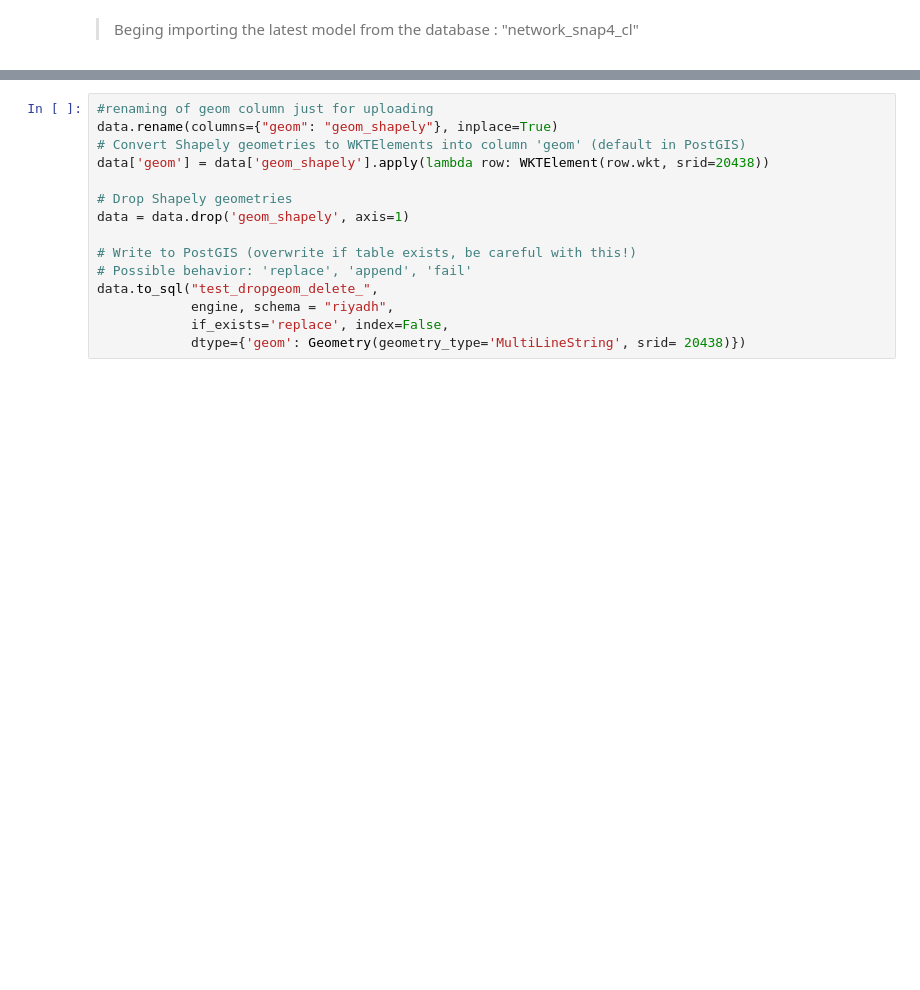
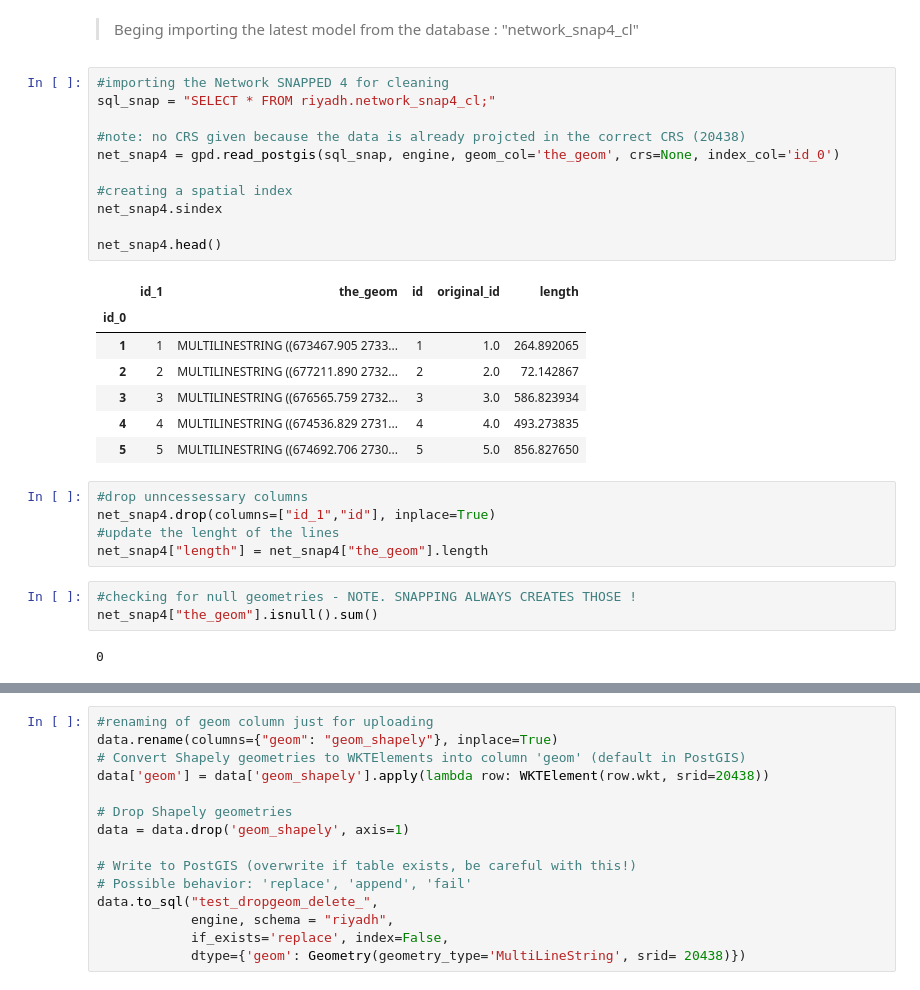
Before and after one commit to gregmaya/Riyadh_modeling, a Jupyter notebook: 1_Geometry_Manipulation.ipynb, the cells around one changed output, grey strips where cells are left out. Cells and saved outputs as stored; diff of their text form; blank space fills up the shorter version.

```diff
--- a/1_Geometry_Manipulation.ipynb
+++ b/1_Geometry_Manipulation.ipynb
@@ -450,3 +450,32 @@ Several sets of snapping where required. But the principle was to always try fir
 1. Creating the spatial join with the campus - compare WITHIN & INTERSECTS
 # %% [markdown]
 > Beging importing the latest model from the database : "network_snap4_cl"
+# %%
+#importing the Network SNAPPED 4 for cleaning
+sql_snap = "SELECT * FROM riyadh.network_snap4_cl;"
+
+#note: no CRS given because the data is already projcted in the correct CRS (20438)
+net_snap4 = gpd.read_postgis(sql_snap, engine, geom_col='the_geom', crs=None, index_col='id_0')
+
+#creating a spatial index
+net_snap4.sindex
+
+net_snap4.head()
+# %% [output]
+|  | id_1 | the_geom | id | original_id | length |
+| id_0 |  |  |  |  |  |
+| 1 | 1 | MULTILINESTRING ((673467.905 2733... | 1 | 1.0 | 264.892065 |
+| 2 | 2 | MULTILINESTRING ((677211.890 2732... | 2 | 2.0 | 72.142867 |
+| 3 | 3 | MULTILINESTRING ((676565.759 2732... | 3 | 3.0 | 586.823934 |
+| 4 | 4 | MULTILINESTRING ((674536.829 2731... | 4 | 4.0 | 493.273835 |
+| 5 | 5 | MULTILINESTRING ((674692.706 2730... | 5 | 5.0 | 856.827650 |
+# %%
+#drop unncessessary columns
+net_snap4.drop(columns=["id_1","id"], inplace=True)
+#update the lenght of the lines
+net_snap4["length"] = net_snap4["the_geom"].length
+# %%
+#checking for null geometries - NOTE. SNAPPING ALWAYS CREATES THOSE !
+net_snap4["the_geom"].isnull().sum()
+# %% [output]
+0
```
Also changed, not shown: parts of 15 cells of this notebook, 7 other files.
